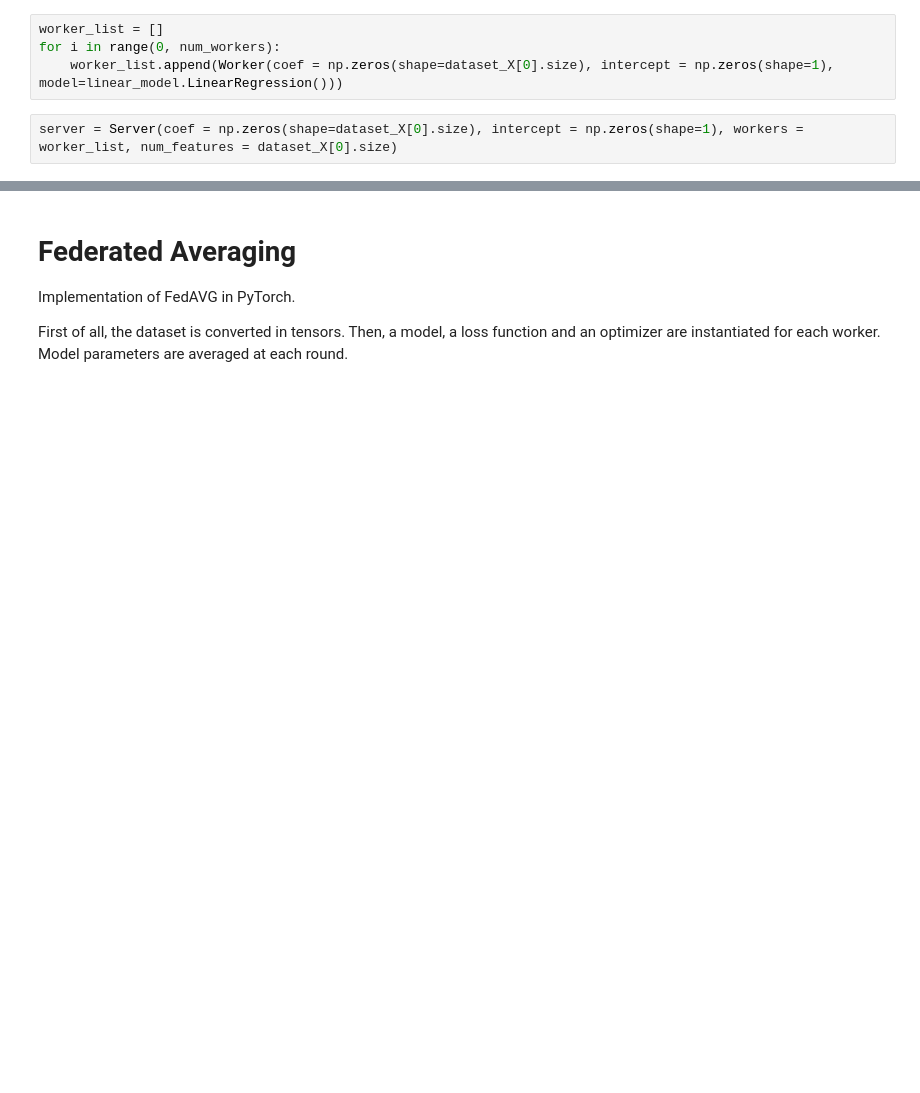
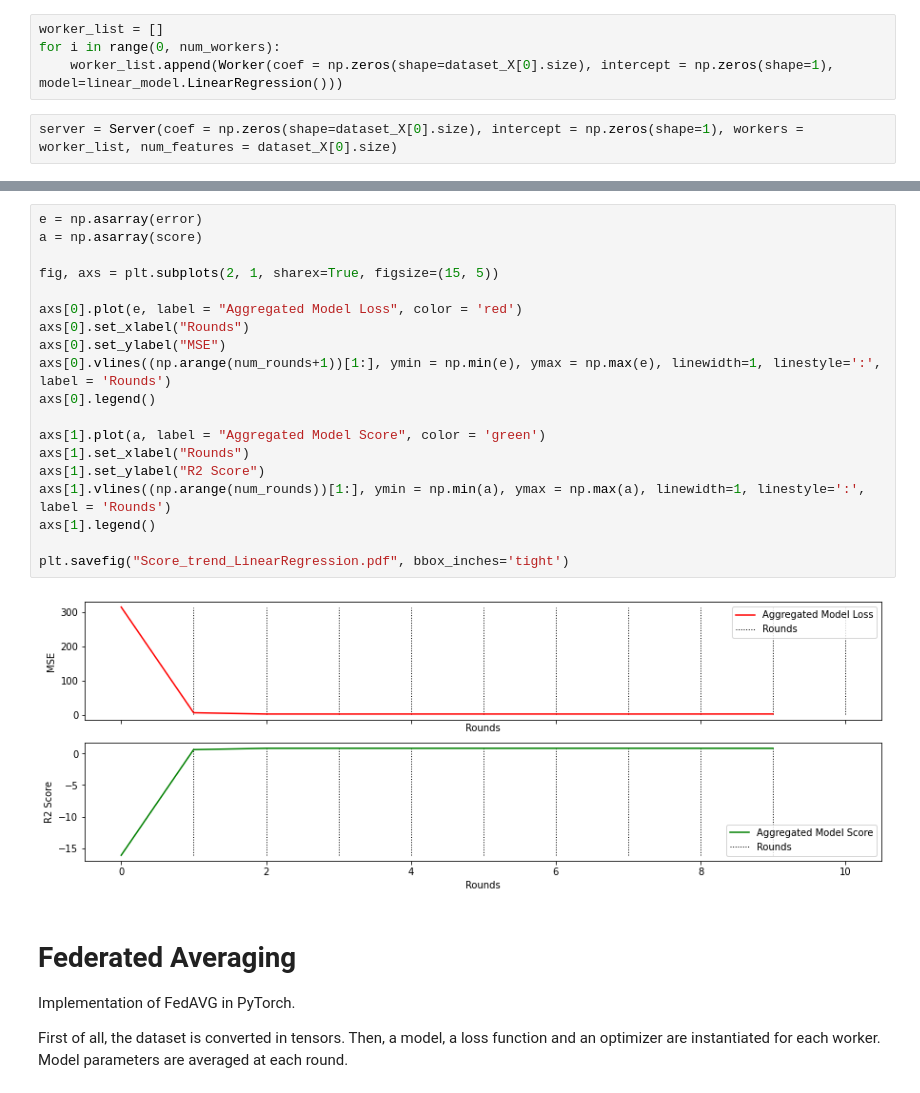
Before and after one commit to alexbergamasco96/NS_FederatedLearning, a Jupyter notebook: Comparison_FedAVG.ipynb, the cells around one changed output, grey strips where cells are left out. Cells and saved outputs as stored; diff of their text form; blank space fills up the shorter version.

```diff
--- a/Comparison_FedAVG.ipynb
+++ b/Comparison_FedAVG.ipynb
@@ -116,3 +146,24 @@ plt.show()
+# %%
+e = np.asarray(error)
+a = np.asarray(score)
+
+fig, axs = plt.subplots(2, 1, sharex=True, figsize=(15, 5))
+
+axs[0].plot(e, label = "Aggregated Model Loss", color = 'red')
+axs[0].set_xlabel("Rounds")
+axs[0].set_ylabel("MSE")
+axs[0].vlines((np.arange(num_rounds+1))[1:], ymin = np.min(e), ymax = np.max(e), linewidth=1, linestyle=':', label = 'Rounds')
+axs[0].legend()
+
+axs[1].plot(a, label = "Aggregated Model Score", color = 'green')
+axs[1].set_xlabel("Rounds")
+axs[1].set_ylabel("R2 Score")
+axs[1].vlines((np.arange(num_rounds))[1:], ymin = np.min(a), ymax = np.max(a), linewidth=1, linestyle=':', label = 'Rounds')
+axs[1].legend()
+
+plt.savefig("Score_trend_LinearRegression.pdf", bbox_inches='tight')
+# %% [output]
+[figure, added]
 # %% [markdown]
 # Federated Averaging
 
```
Also changed, not shown: parts of 11 cells of this notebook, 4 other files.
